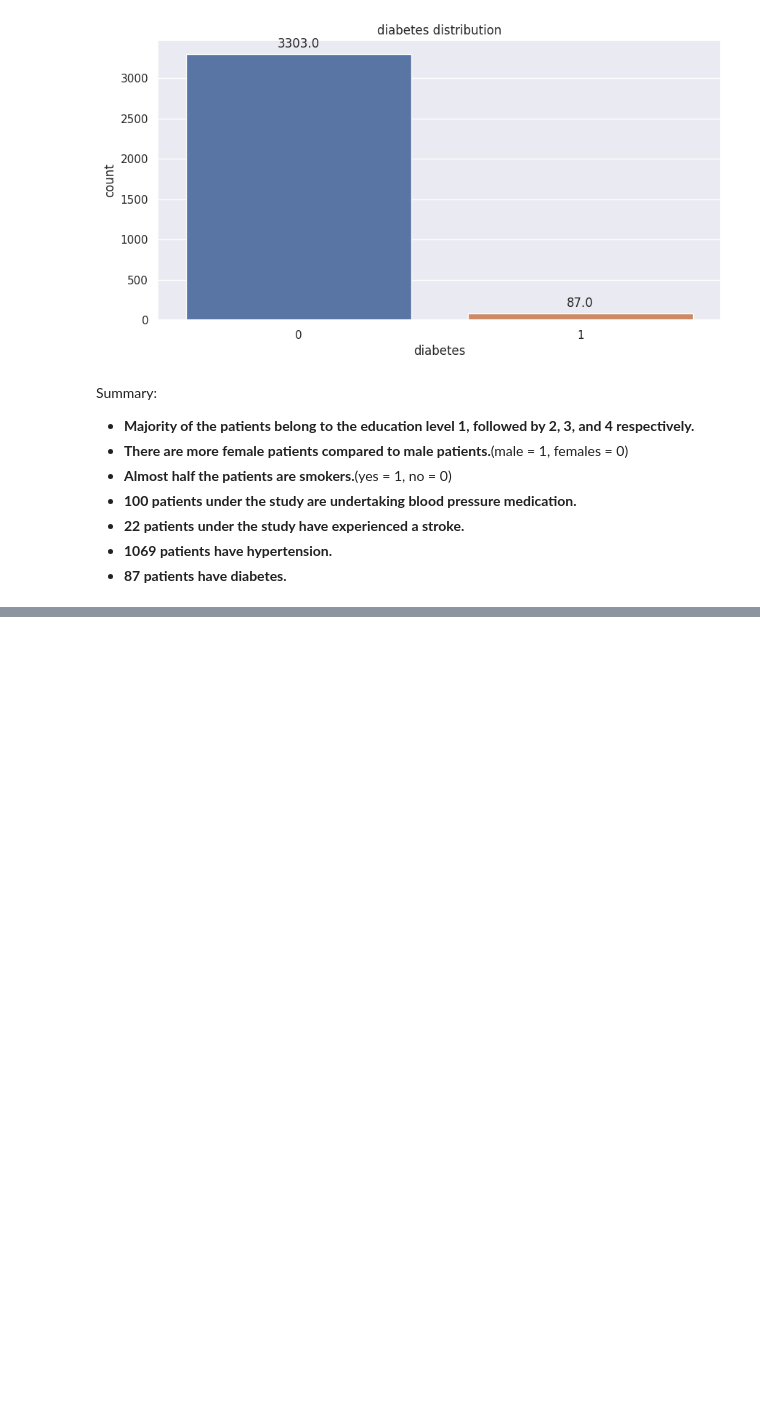
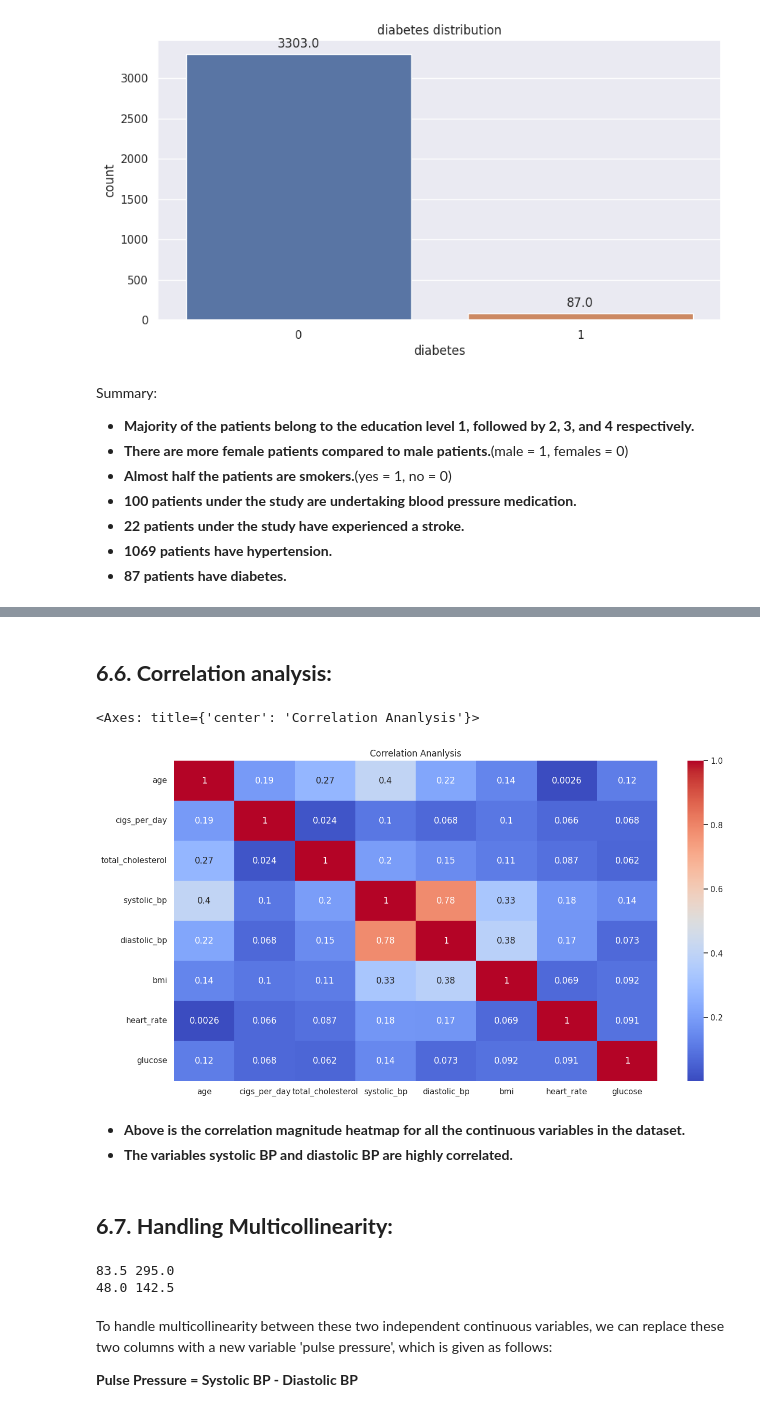
Before and after one commit to hamant-jagwan/Cardiovascular_Risk_Prediction--ML--Classification, a Jupyter notebook: Cardiovascular_Risk_Prediction.ipynb, the cells around one changed output, grey strips where cells are left out. Saved outputs shown, nothing was run; the diff lists cells and outputs as text; code cells hidden in the pictures; blank space fills up the shorter version.

```diff
--- a/Cardiovascular_Risk_Prediction.ipynb
+++ b/Cardiovascular_Risk_Prediction.ipynb
@@ -602,0 +686,26 @@ Summary:
+# %% [markdown]
+## **6.6. Correlation analysis:**
+# %%
+plt.figure(figsize = (15, 8))
+plt.title( 'Correlation Ananlysis')
+correlation = cardio_df[continuous_var].corr()
+sns.heatmap(abs(correlation) , annot = True , cmap = 'coolwarm')
+# %% [output]
+<Axes: title={'center': 'Correlation Ananlysis'}>
+[figure, added]
+# %% [markdown]
+* **Above is the correlation magnitude heatmap for all the continuous variables in the dataset.**
+* **The variables systolic BP and diastolic BP are highly correlated.**
+# %% [markdown]
+## **6.7. Handling Multicollinearity:**
+# %%
+# Range of systolic bp and diastolic bp
+print(cardio_df['systolic_bp'].min(), cardio_df['systolic_bp'].max())
+print(cardio_df['diastolic_bp'].min(), cardio_df['diastolic_bp'].max())
+# %% [output]
+83.5 295.0
+48.0 142.5
+# %% [markdown]
+To handle multicollinearity between these two independent continuous variables, we can replace these two columns with a new variable 'pulse pressure', which is given as follows:
+
+**Pulse Pressure = Systolic BP - Diastolic BP**
```
Also changed, not shown: parts of 17 cells of this notebook.
